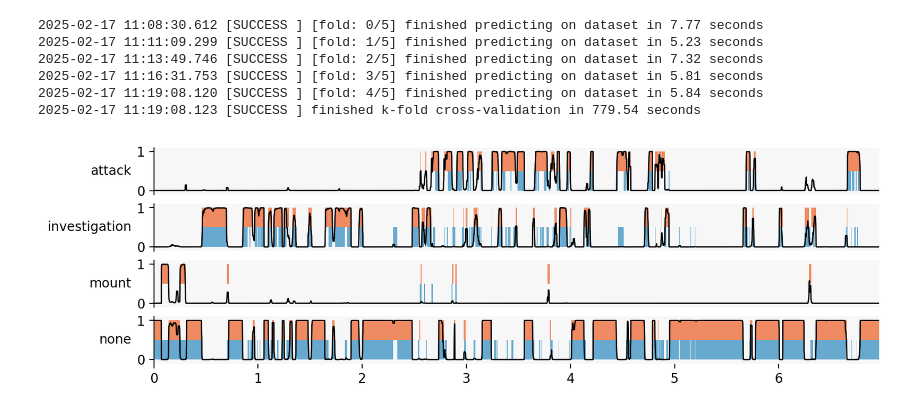
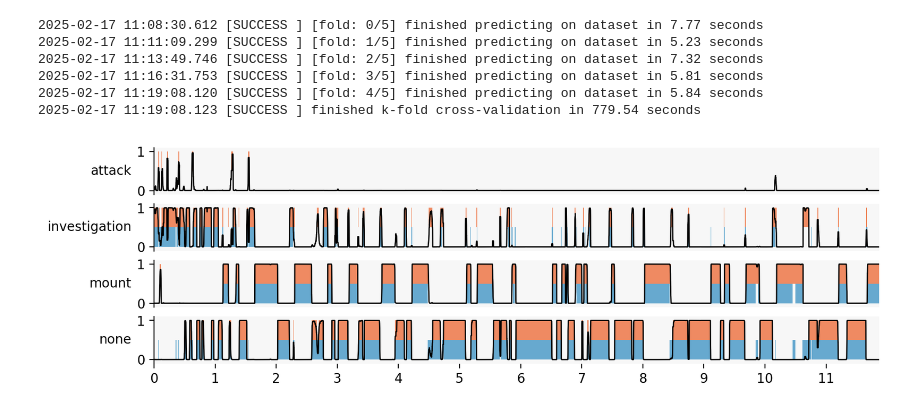
Before and after one commit to pnuehrenberg/vassi, a Jupyter notebook: examples/CALMS21/classification.ipynb, the cells around one changed output. Cells and saved outputs as stored; diff of their text form; code cells hidden in the pictures.

```diff
--- a/examples/CALMS21/classification.ipynb
+++ b/examples/CALMS21/classification.ipynb
@@ -30,13 +28,25 @@ cfg.trajectory_keys = (
     "timestamps",
 )
 # %%
-dataset_train = load_dataset("mice_train", directory="../../datasets/CALMS21/train", target="dyad", background_category="none")
-dataset_test = load_dataset("mice_test", directory="../../datasets/CALMS21/test", target="dyad", background_category="none")
+dataset_train = load_dataset(
+    "mice_train",
+    directory="../../datasets/CALMS21/train",
+    target="dyad",
+    background_category="none",
+)
+dataset_test = load_dataset(
+    "mice_test",
+    directory="../../datasets/CALMS21/test",
+    target="dyad",
+    background_category="none",
+)
 # %% [output]
 2025-02-14 18:30:54.476 | WARNING  | automated_scoring.io:load_dataset:257 - Loading categories (attack, investigation, mount, none) from observations file, specify categories argument if incomplete.
 2025-02-14 18:30:55.134 | WARNING  | automated_scoring.io:load_dataset:257 - Loading categories (attack, investigation, mount, none) from observations file, specify categories argument if incomplete.
 # %%
-extractor = DataFrameFeatureExtractor(cache_directory="feature_cache_mice").read_yaml("config_file.yaml")
+extractor = DataFrameFeatureExtractor(cache_directory="feature_cache_mice").read_yaml(
+    "config_file.yaml"
+)
 # %%
 # from automated_scoring.classification.predict import k_fold_predict
 
@@ -204,18 +224,20 @@ k_fold_result = k_fold_predict(
 2025-02-17 11:19:08.120 [SUCCESS ] [fold: 4/5] finished predicting on dataset in 5.84 seconds
 2025-02-17 11:19:08.123 [SUCCESS ] finished k-fold cross-validation in 779.54 seconds
 # %%
-dyad_results = k_fold_result.classification_results[69].classification_results[('resident', 'intruder')]
+dyad_results = k_fold_result.classification_results[0].classification_results[
+    ("resident", "intruder")
+]
 
 plot_classification_timeline(
     dyad_results.predictions,
     dyad_results.categories,
     annotations=dyad_results.annotations,
     timestamps=dyad_results.timestamps,
     interval=(-np.inf, np.inf),
     # y_proba=dyad_results.y_proba,
     y_proba_smoothed=dyad_results.y_proba_smoothed,
     x_tick_step=(60 * 30),
     x_tick_conversion=lambda ticks: [int(tick / (30 * 60)) for tick in ticks],
 )
 # %% [output]
-[figure, old version]
+[figure, new version]
```
Also changed, not shown: parts of 5 cells of this notebook, 21 other files.
